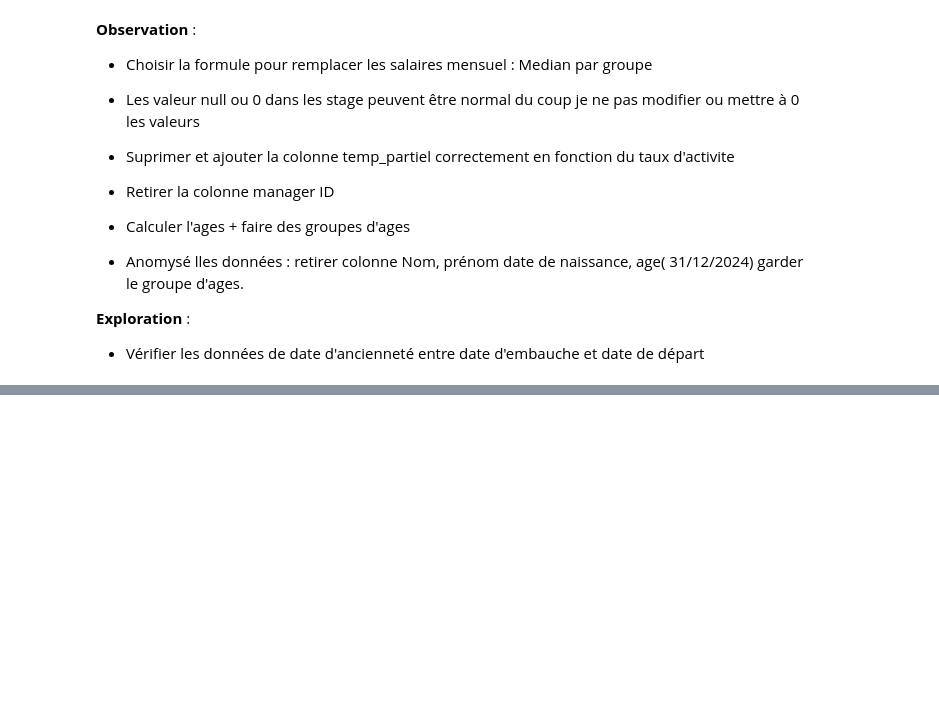
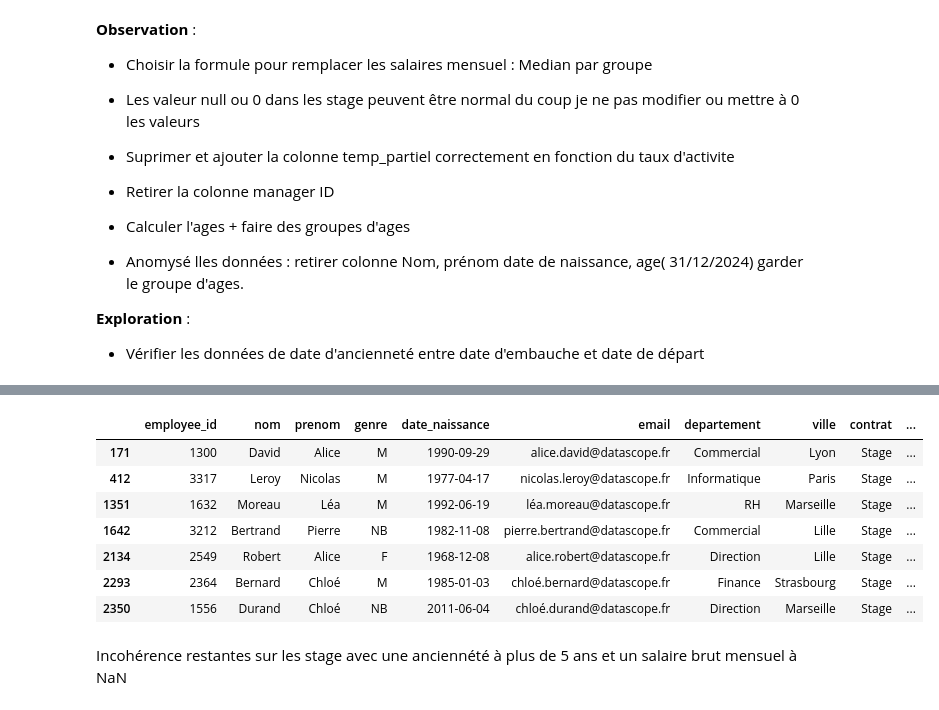
Before and after one commit to BrAk10/Projet-Data-RH, a Jupyter notebook: Code Python.ipynb, the cells around one changed output, grey strips where cells are left out. Cells and saved outputs as stored; diff of their text form; code cells hidden in the pictures; blank space fills up the shorter version.

```diff
--- a/Code Python.ipynb
+++ b/Code Python.ipynb
@@ -313,0 +333,7 @@ rh_employees[rh_employees['anciennete_annees'] < 0 ]
+# %%
+# Conversion de la colonne en dates
+
+rh_employees_clean["date_naissance"] = pd.to_datetime(
+    rh_employees_clean["date_naissance"],
+    errors="coerce"
+)
@@ -313,0 +374,19 @@ rh_employees[rh_employees['anciennete_annees'] < 0 ]
+# %%
+# 3. Création des tranches d'âge
+
+bornes_age = [0, 25, 35, 45, 55, 200]
+
+libelles_age = [
+    "Moins de 25 ans",
+    "25-34 ans",
+    "35-44 ans",
+    "45-54 ans",
+    "55 ans et plus"
+]
+
+rh_employees_clean["tranche_age"] = pd.cut(
+    rh_employees_clean["age"],
+    bins=bornes_age,
+    labels=libelles_age,
+    right=False
+)
@@ -313,0 +395,12 @@ rh_employees[rh_employees['anciennete_annees'] < 0 ]
+# %%
+# 4. Correction de temps_partiel
+
+# Si le taux d'activité est inférieur à 100 %, l'employé est considéré comme travaillant à temps partiel.
+
+
+
+rh_employees_clean["temps_partiel"] = np.where(
+    rh_employees_clean["taux_activite"] < 100,
+    "Oui",
+    "Non"
+)
@@ -313,0 +504,17 @@ rh_employees[rh_employees['anciennete_annees'] < 0 ]
+# %%
+salaires_manquants = rh_employees_clean[
+    rh_employees_clean["salaire_mensuel_brut"].isna()
+]
+
+display(salaires_manquants)
+# %% [output]
+|  | employee_id | nom | prenom | genre | date_naissance | email | departement | ville | contrat | ... |
+| 171 | 1300 | David | Alice | M | 1990-09-29 | alice.david@datascope.fr | Commercial | Lyon | Stage | ... |
+| 412 | 3317 | Leroy | Nicolas | M | 1977-04-17 | nicolas.leroy@datascope.fr | Informatique | Paris | Stage | ... |
+| 1351 | 1632 | Moreau | Léa | M | 1992-06-19 | léa.moreau@datascope.fr | RH | Marseille | Stage | ... |
+| 1642 | 3212 | Bertrand | Pierre | NB | 1982-11-08 | pierre.bertrand@datascope.fr | Commercial | Lille | Stage | ... |
+| 2134 | 2549 | Robert | Alice | F | 1968-12-08 | alice.robert@datascope.fr | Direction | Lille | Stage | ... |
+| 2293 | 2364 | Bernard | Chloé | M | 1985-01-03 | chloé.bernard@datascope.fr | Finance | Strasbourg | Stage | ... |
+| 2350 | 1556 | Durand | Chloé | NB | 2011-06-04 | chloé.durand@datascope.fr | Direction | Marseille | Stage | ... |
+# %% [markdown]
+Incohérence restantes sur les stage avec une anciennété à plus de 5 ans et un salaire brut mensuel à NaN
```
Also changed, not shown: parts of 14 cells of this notebook, 1 other file.
